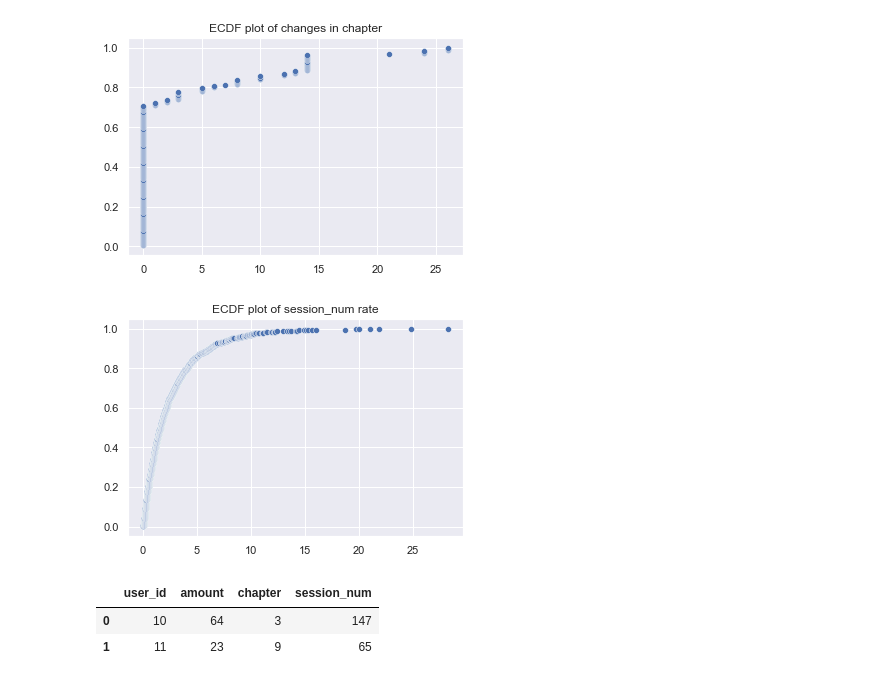
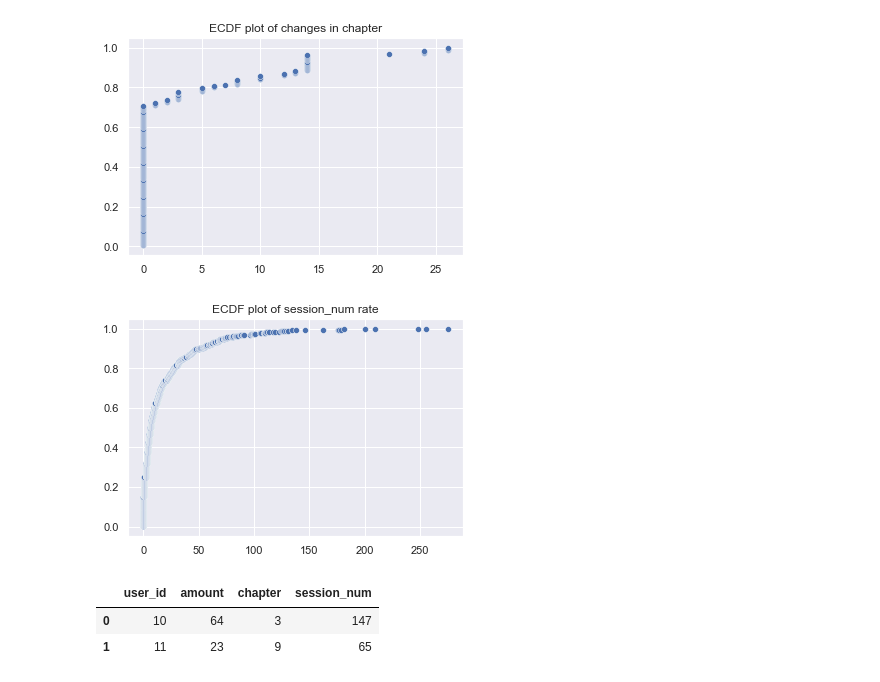
Before and after one commit to nghitrampham/data_assessments, a Jupyter notebook: pg_da_ds_homework/retention_model.ipynb, the cells around one changed output. Cells and saved outputs as stored; diff of their text form; code cells hidden in the pictures.

```diff
--- a/pg_da_ds_homework/retention_model.ipynb
+++ b/pg_da_ds_homework/retention_model.ipynb
@@ -267,18 +267,23 @@ change_in_chapter(NPU_active_users_spending)
 # %%
 def sessions_num_rate(df_user):
     idx = df_user.groupby("user_id")["session_num"].transform(max) == df_user["session_num"]
-    session_test = df_user[idx]
-    session_test = session_test[["user_id", "session_num"]].drop_duplicates()
-    session_test = pd.merge(session_test, sessions_df[["user_id", "active_days_sessions"]].drop_duplicates(), on = "user_id")
-    session_test["session_num"] = session_test["session_num"]/session_test["active_days_sessions"]
+    session_max = df_user[idx]
+    session_max = session_max[["user_id", "session_num"]].drop_duplicates().rename(columns = {"session_num": "max_session"})
+
+    idx = df_user.groupby("user_id")["session_num"].transform(min) == df_user["session_num"]
+    session_min = df_user[idx]
+    session_min = session_min[["user_id", "session_num"]].drop_duplicates().rename(columns = {"session_num": "min_session"})
+
+    df_join = pd.merge(session_max, session_min, on="user_id")
+    df_join["changes_session"] = df_join["max_session"] - df_join["min_session"]
     sns.set()
-    x_ecdf, y_ecdf = ecdf(session_test["session_num"])
+    x_ecdf, y_ecdf = ecdf(df_join["changes_session"])
     sns.scatterplot(x=x_ecdf, y=y_ecdf)
     plt.title("ECDF plot of session_num rate")
 
 sessions_num_rate(NPU_active_users_sessions)
 # %% [output]
-[figure, old version]
+[figure, new version]
 # %%
 idx = NPU_active_users_spending.groupby("user_id")["chapter"].transform(max) == NPU_active_users_spending["chapter"]
 chapter_NPU = NPU_active_users_spending[idx]
```
Also changed, not shown: parts of 7 cells of this notebook.
